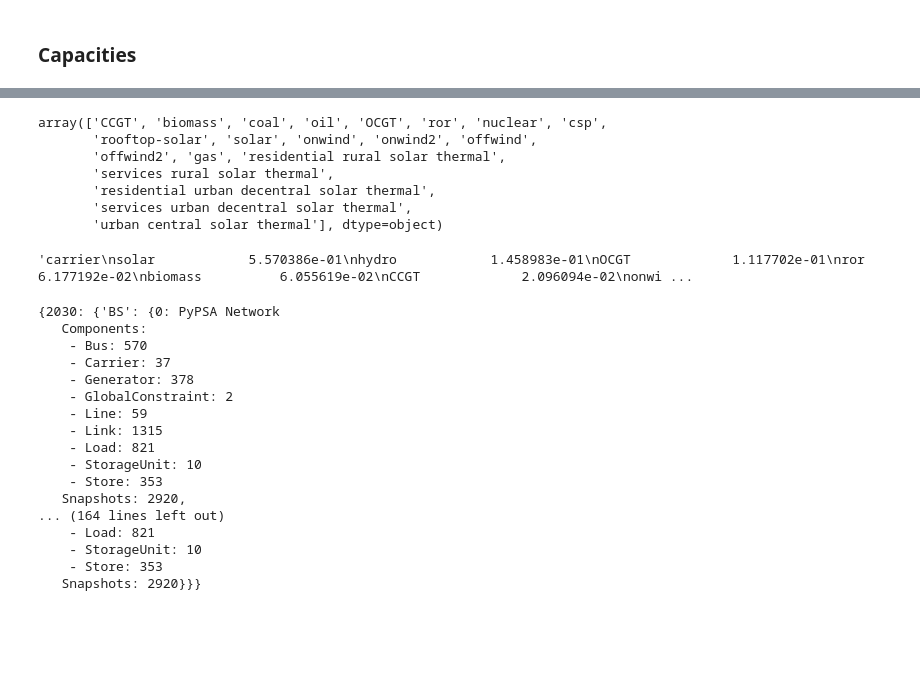
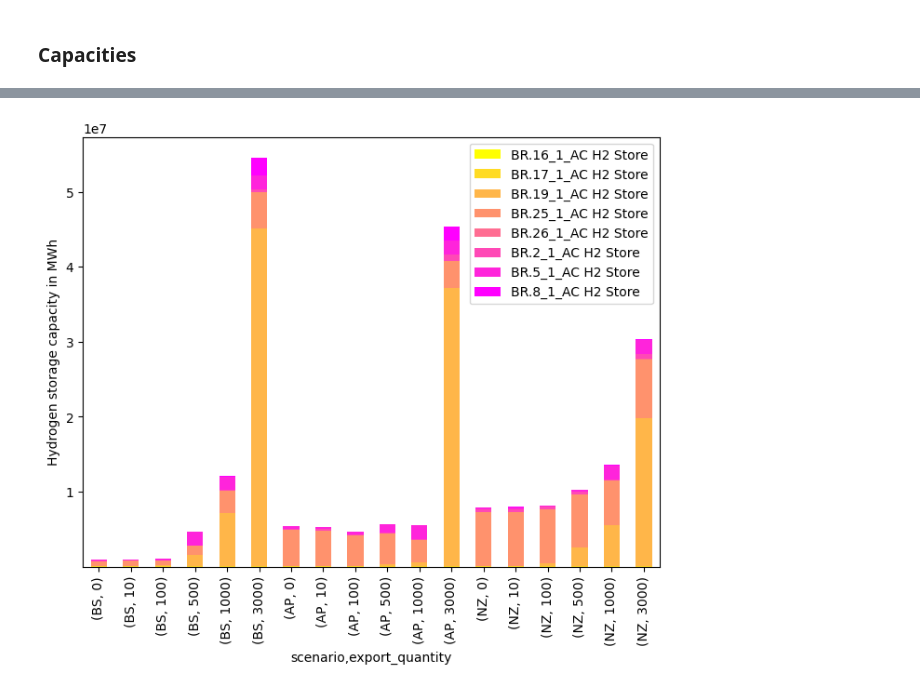
Before and after one commit to hazemakhalek/pypsa-earth-sec_HYPAT, a Jupyter notebook: notebooks/analyze_hydrogen_exports.ipynb, the cells around one changed output, grey strips where cells are left out. Saved outputs shown, nothing was run; the diff lists cells and outputs as text; code cells hidden in the pictures; blank space fills up the shorter version.

```diff
--- a/notebooks/analyze_hydrogen_exports.ipynb
+++ b/notebooks/analyze_hydrogen_exports.ipynb
@@ -207,34 +161,4 @@ plot_uhs_caps(ns)
-# %%
-ns[2050]['NZ'][500].generators.carrier.unique()
-# %% [output]
-array(['CCGT', 'biomass', 'coal', 'oil', 'OCGT', 'ror', 'nuclear', 'csp',
-       'rooftop-solar', 'solar', 'onwind', 'onwind2', 'offwind',
-       'offwind2', 'gas', 'residential rural solar thermal',
-       'services rural solar thermal',
-       'residential urban decentral solar thermal',
-       'services urban decentral solar thermal',
-       'urban central solar thermal'], dtype=object)
-# %%
-summary.electricity_mix_rel.iloc[0]
-# %% [output]
-'carrier\nsolar            5.570386e-01\nhydro            1.458983e-01\nOCGT             1.117702e-01\nror              6.177192e-02\nbiomass          6.055619e-02\nCCGT             2.096094e-02\nonwi ...
-# %%
-def plot_uhs_storages(ns):
-# %% [output]
-{2030: {'BS': {0: PyPSA Network
-   Components:
-    - Bus: 570
-    - Carrier: 37
-    - Generator: 378
-    - GlobalConstraint: 2
-    - Line: 59
-    - Link: 1315
-    - Load: 821
-    - StorageUnit: 10
-    - Store: 353
-   Snapshots: 2920,
-... (164 lines left out)
-    - Load: 821
-    - StorageUnit: 10
-    - Store: 353
-   Snapshots: 2920}}}
+# %%
+ana.plot_uhs_caps(ns)
+# %% [output]
+[figure, added]
```
Also changed, not shown: parts of 9 cells of this notebook, 3 other files.
